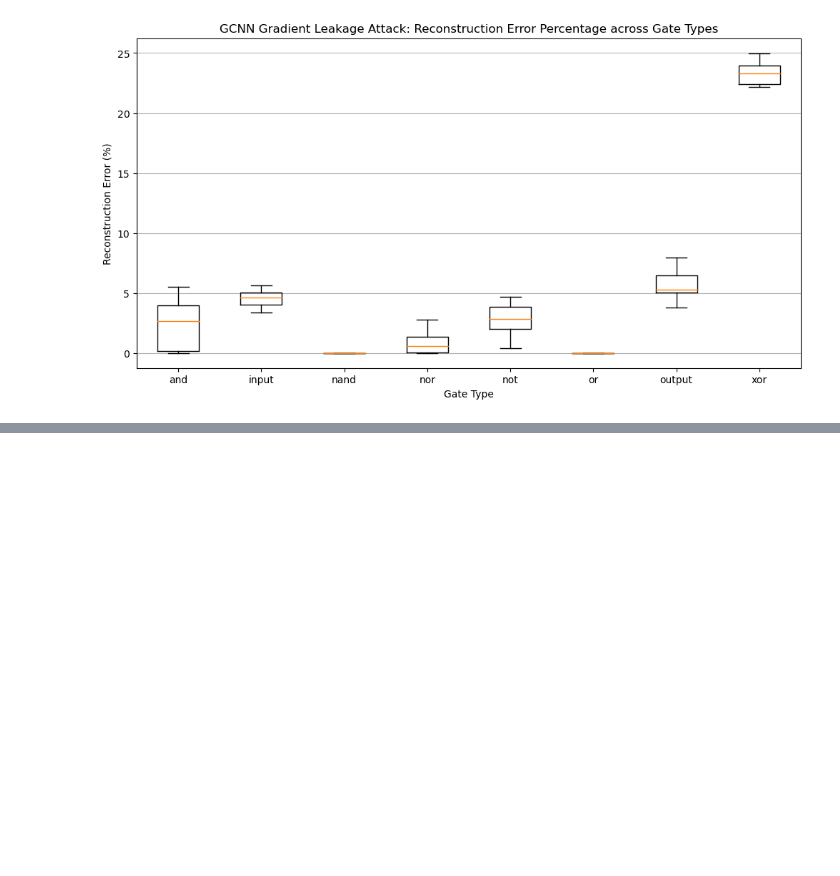
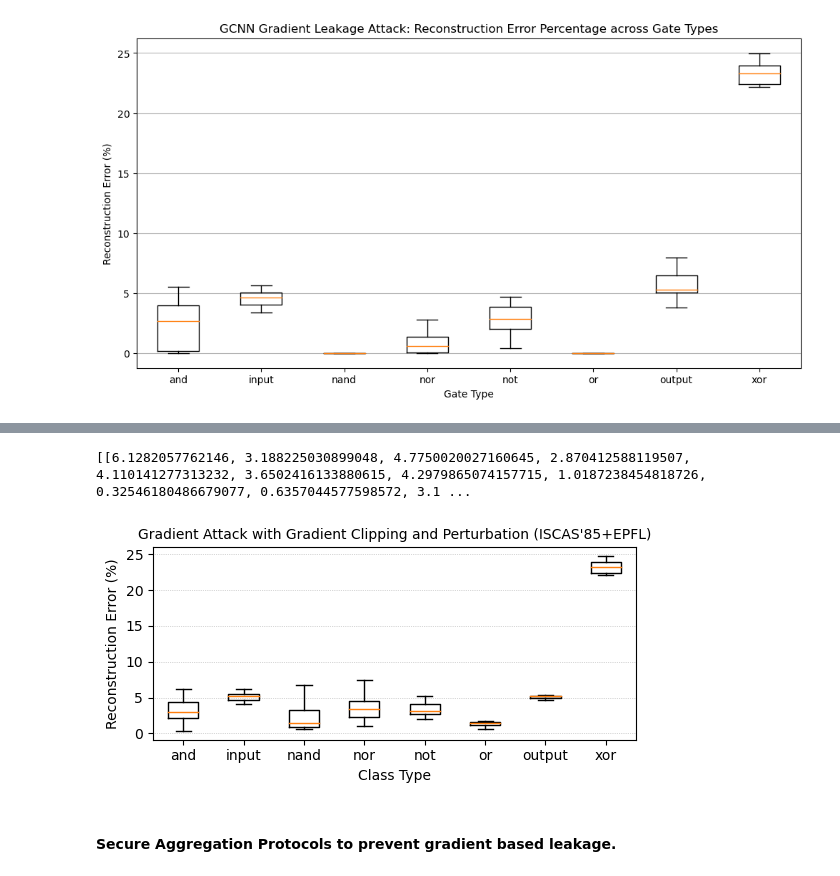
Before and after one commit to rkarn/GradientAttackGNNs, a Jupyter notebook: Gradient Based Attack to NN.ipynb, the cells around one changed output, grey strips where cells are left out. Drawn from its saved outputs; the diff is of its cells as text; code cells hidden in the pictures; blank space fills up the shorter version.

```diff
--- a/Gradient Based Attack to NN.ipynb
+++ b/Gradient Based Attack to NN.ipynb
@@ -979,0 +1570,16 @@ Reconstruction Percentage Errors (per class):
+# %%
+print(ordered_errors)
+plt.figure(figsize=(5.6, 3))
+plt.boxplot(ordered_errors, labels=ordered_class_names, showfliers=False)
+plt.xlabel("Class Type")
+plt.ylabel("Reconstruction Error (%)")
+plt.title("Gradient Attack with Gradient Clipping and Perturbation (ISCAS'85+EPFL)", fontsize=10)
+plt.grid(axis="y", linestyle=":", linewidth=0.5)
+plt.tight_layout(rect=[0, 0, 1, 0.95])
+plt.savefig("gc_clipping_perturbation_boxplot.pdf", format="pdf")
+plt.show()
+# %% [output]
+[[6.1282057762146, 3.188225030899048, 4.7750020027160645, 2.870412588119507, 4.110141277313232, 3.6502416133880615, 4.2979865074157715, 1.0187238454818726, 0.32546180486679077, 0.6357044577598572, 3.1 ...
+[figure, added]
+# %% [markdown]
+#### Secure Aggregation Protocols  to prevent gradient based leakage.
```
Also changed, not shown: parts of 19 cells of this notebook.
